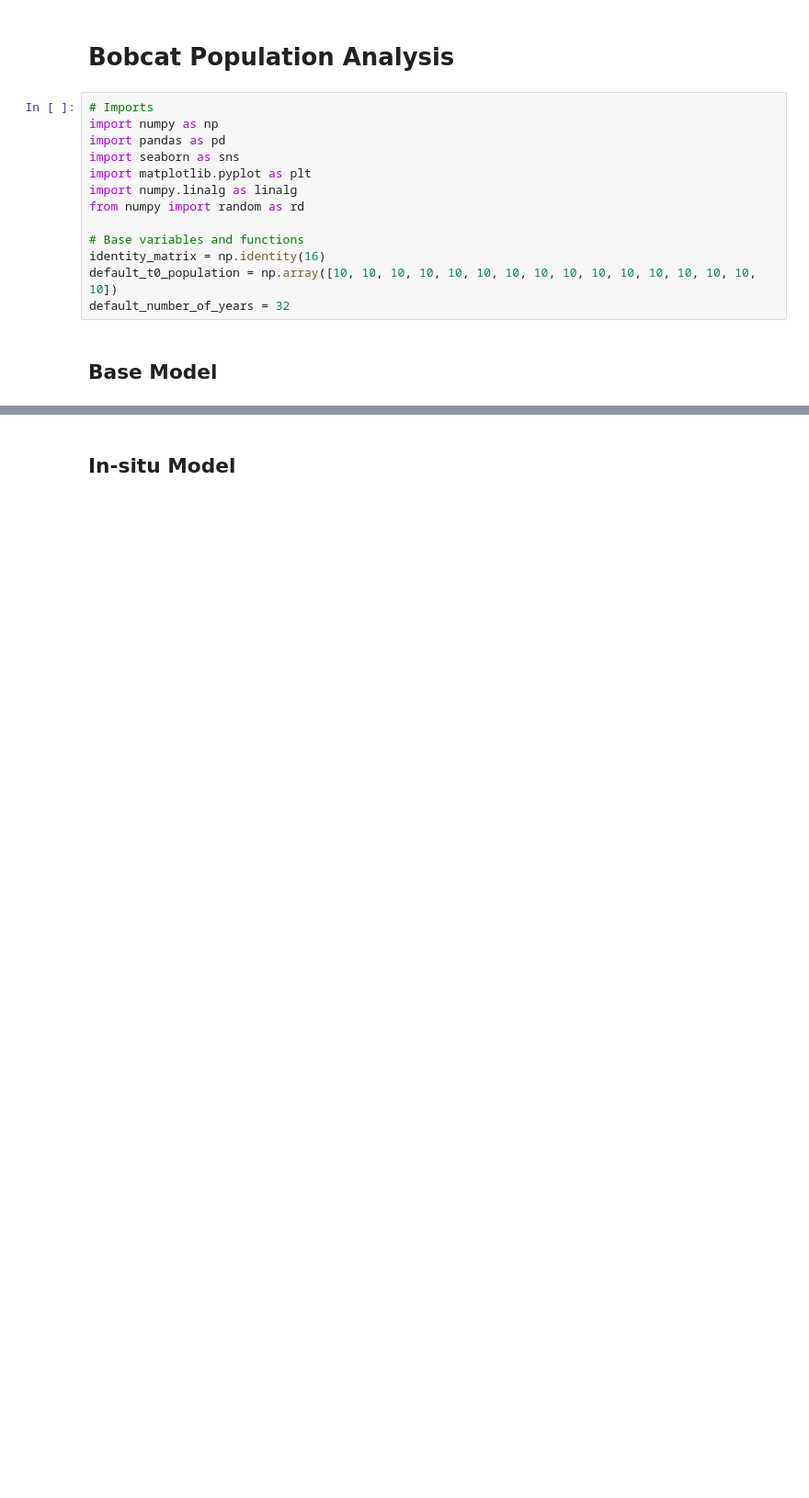
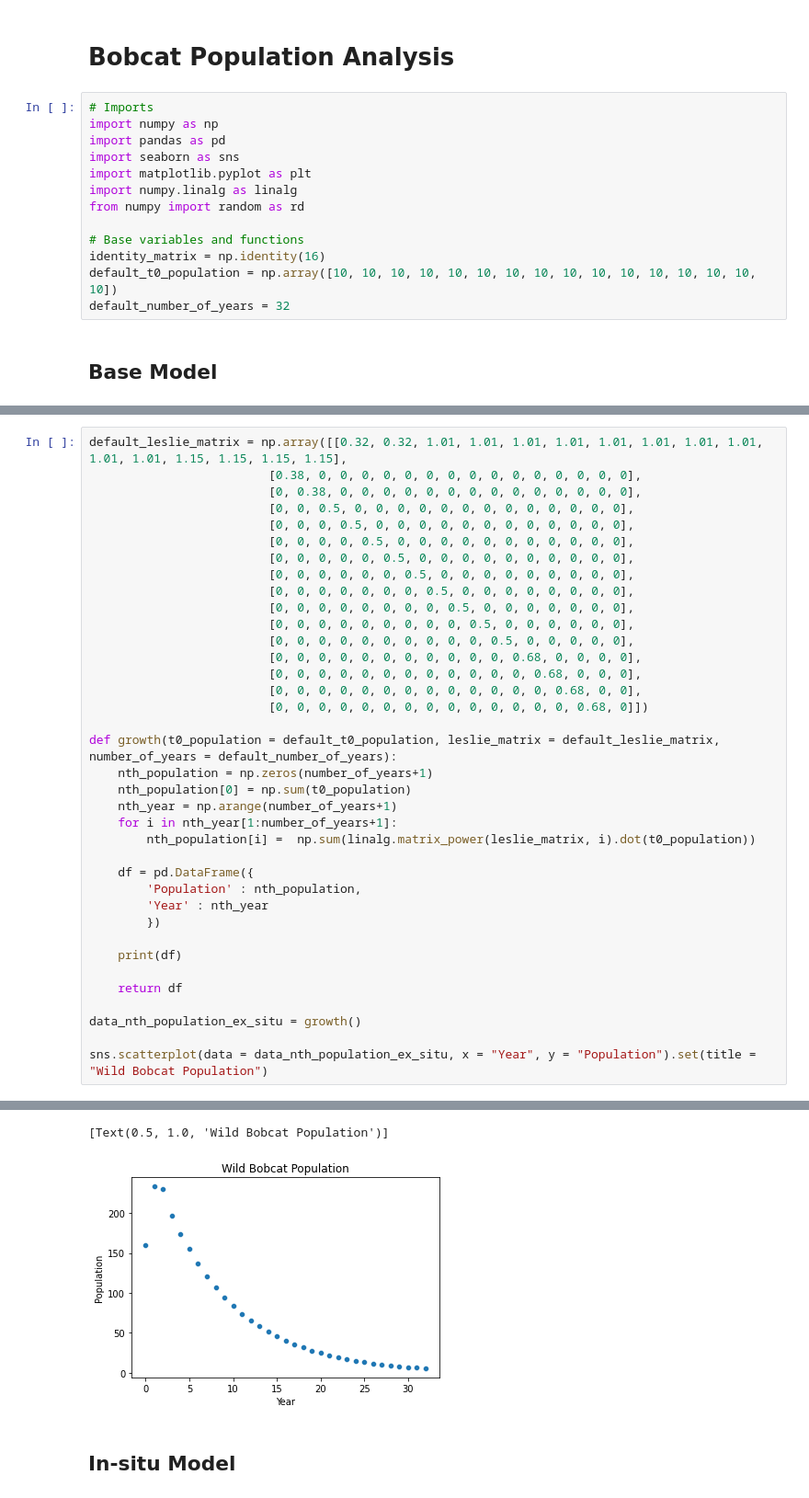
Before and after one commit to AlienVisitor/Math-3MB3, a Jupyter notebook: finalproject.ipynb, the cells around one changed output, grey strips where cells are left out. Shown: that part at 92% size. Cells and saved outputs as stored; diff of their text form; blank space fills up the shorter version.

```diff
--- a/finalproject.ipynb
+++ b/finalproject.ipynb
@@ -74,0 +18,38 @@ sns.scatterplot(data = data_nth_population, x = "Population", y = "Year").set(ti
+# %%
+default_leslie_matrix = np.array([[0.32, 0.32, 1.01, 1.01, 1.01, 1.01, 1.01, 1.01, 1.01, 1.01, 1.01, 1.01, 1.15, 1.15, 1.15, 1.15],
+                         [0.38, 0, 0, 0, 0, 0, 0, 0, 0, 0, 0, 0, 0, 0, 0, 0],
+                         [0, 0.38, 0, 0, 0, 0, 0, 0, 0, 0, 0, 0, 0, 0, 0, 0],
+                         [0, 0, 0.5, 0, 0, 0, 0, 0, 0, 0, 0, 0, 0, 0, 0, 0],
+                         [0, 0, 0, 0.5, 0, 0, 0, 0, 0, 0, 0, 0, 0, 0, 0, 0],
+                         [0, 0, 0, 0, 0.5, 0, 0, 0, 0, 0, 0, 0, 0, 0, 0, 0],
+                         [0, 0, 0, 0, 0, 0.5, 0, 0, 0, 0, 0, 0, 0, 0, 0, 0],
+                         [0, 0, 0, 0, 0, 0, 0.5, 0, 0, 0, 0, 0, 0, 0, 0, 0],
+                         [0, 0, 0, 0, 0, 0, 0, 0.5, 0, 0, 0, 0, 0, 0, 0, 0],
+                         [0, 0, 0, 0, 0, 0, 0, 0, 0.5, 0, 0, 0, 0, 0, 0, 0],
+                         [0, 0, 0, 0, 0, 0, 0, 0, 0, 0.5, 0, 0, 0, 0, 0, 0],
+                         [0, 0, 0, 0, 0, 0, 0, 0, 0, 0, 0.5, 0, 0, 0, 0, 0],
+                         [0, 0, 0, 0, 0, 0, 0, 0, 0, 0, 0, 0.68, 0, 0, 0, 0],
+                         [0, 0, 0, 0, 0, 0, 0, 0, 0, 0, 0, 0, 0.68, 0, 0, 0],
+                         [0, 0, 0, 0, 0, 0, 0, 0, 0, 0, 0, 0, 0, 0.68, 0, 0],
+                         [0, 0, 0, 0, 0, 0, 0, 0, 0, 0, 0, 0, 0, 0, 0.68, 0]])
+
+def growth(t0_population = default_t0_population, leslie_matrix = default_leslie_matrix, number_of_years = default_number_of_years):
+    nth_population = np.zeros(number_of_years+1)
+    nth_population[0] = np.sum(t0_population)
+    nth_year = np.arange(number_of_years+1)
+    for i in nth_year[1:number_of_years+1]:
+        nth_population[i] =  np.sum(linalg.matrix_power(leslie_matrix, i).dot(t0_population))
+
+    df = pd.DataFrame({
+        'Population' : nth_population,
+        'Year' : nth_year
+        })
+
+    print(df)
+
+    return df
+
+data_nth_population_ex_situ = growth()
+
+sns.scatterplot(data = data_nth_population_ex_situ, x = "Year", y = "Population").set(title = "Wild Bobcat Population")
+# %% [output]
@@ -75,3 +73,5 @@ sns.scatterplot(data = data_nth_population, x = "Population", y = "Year").set(ti
+[Text(0.5, 1.0, 'Wild Bobcat Population')]
+[figure, added]
 # %% [markdown]
 ## In-situ Model
 # %%
```
Also changed, not shown: parts of 6 cells of this notebook.
